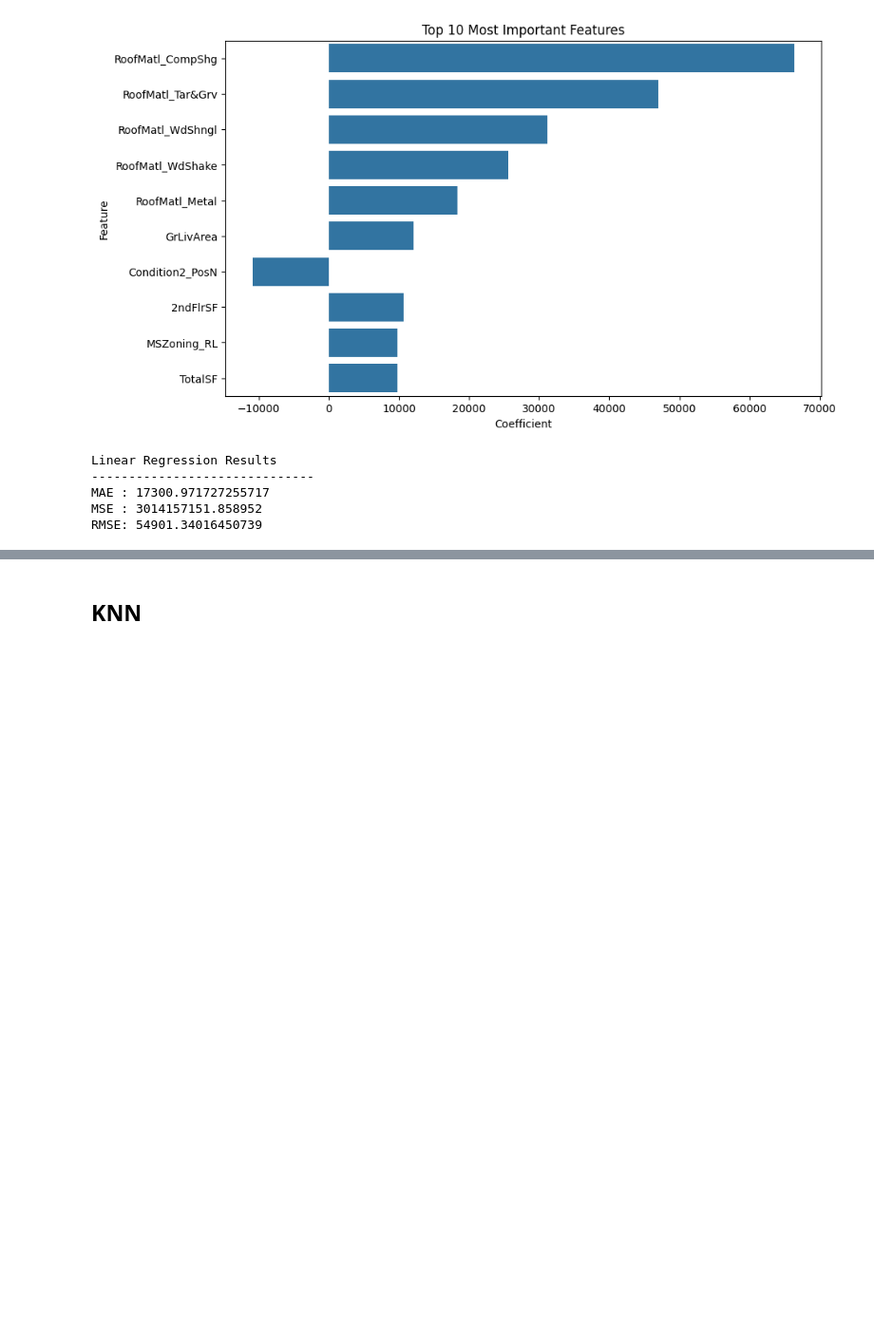
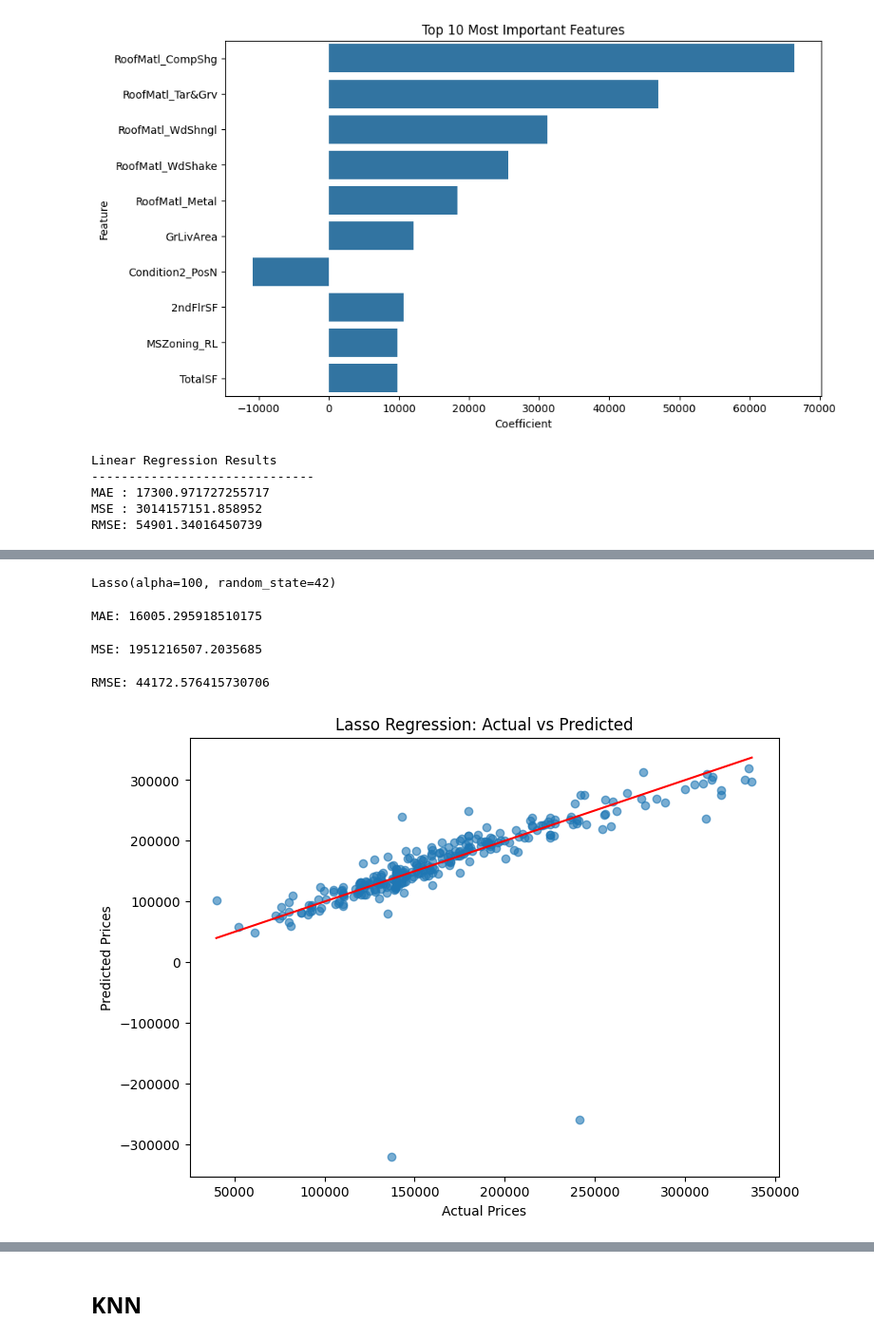
Before and after one commit to nalqnarik/House_Prices_Regression, a Jupyter notebook: House_Price_Regression.ipynb, the cells around one changed output, grey strips where cells are left out. Shown at 95% size. Cells and saved outputs as stored; diff of their text form; code cells hidden in the pictures; blank space fills up the shorter version.

```diff
--- a/House_Price_Regression.ipynb
+++ b/House_Price_Regression.ipynb
@@ -523,0 +530,66 @@ RMSE: 54901.34016450739
+# %%
+lasso = Lasso(
+    alpha=100,
+    random_state=42
+)
+# %%
+lasso.fit(
+    X_train_scaled,
+    y_train
+)
+# %% [output]
+Lasso(alpha=100, random_state=42)
+# %%
+y_pred_lasso = lasso.predict(
+    X_test_scaled
+)
+# %%
+# միջին բացարձակ սխալանք
+mae_lasso = mean_absolute_error(
+    y_test,
+    y_pred_lasso
+)
+
+print("MAE:", mae_lasso)
+# %% [output]
+MAE: 16005.295918510175
+# %%
+# միջին քառակուսային սխալանք
+mse_lasso = mean_squared_error(
+    y_test,
+    y_pred_lasso
+)
+
+print("MSE:", mse_lasso)
+# %% [output]
+MSE: 1951216507.2035685
+# %%
+# ստանդարտ շեղում
+rmse_lasso = np.sqrt(mse_lasso)
+
+print("RMSE:", rmse_lasso)
+# %% [output]
+RMSE: 44172.576415730706
+# %%
+plt.figure(figsize=(8,6))
+
+plt.scatter(
+    y_test,
+    y_pred_lasso,
+    alpha=0.6
+)
+
+plt.plot(
+    [y_test.min(), y_test.max()],
+    [y_test.min(), y_test.max()],
+    'r'
+)
+
+plt.xlabel("Actual Prices")
+plt.ylabel("Predicted Prices")
+
+plt.title("Lasso Regression: Actual vs Predicted")
+
+plt.show()
+# %% [output]
+[figure, added]
```
Also changed, not shown: parts of 63 cells of this notebook.
